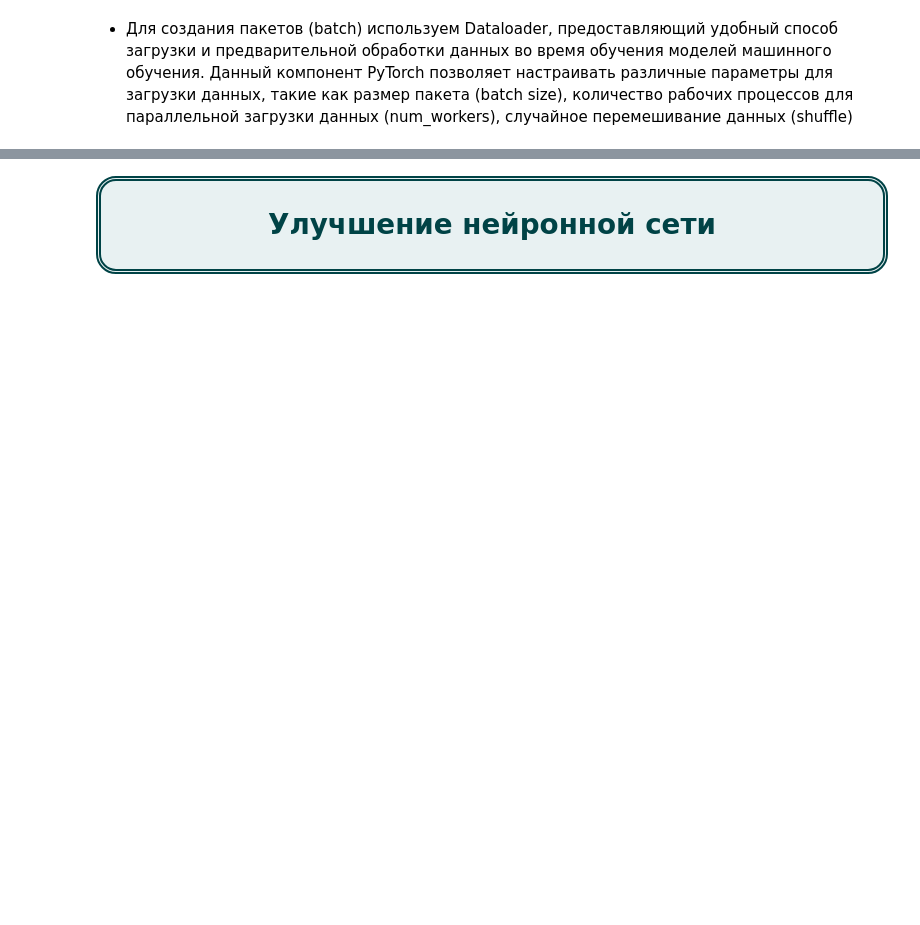
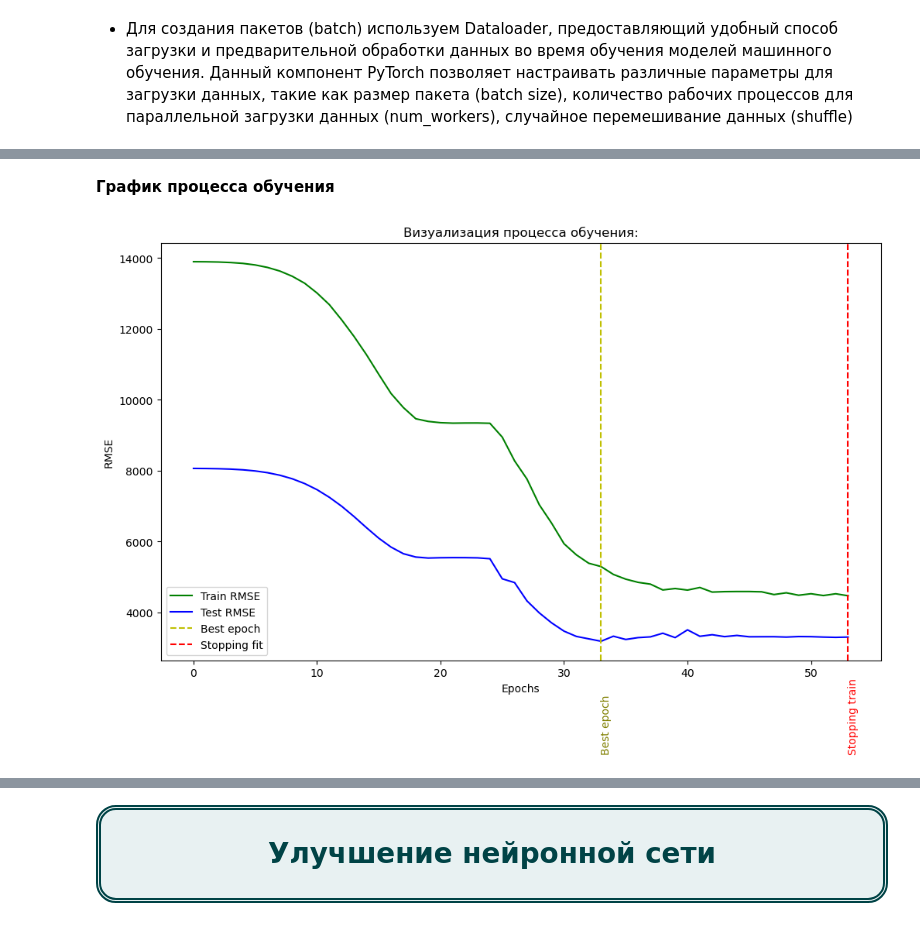
Before and after one commit to Denis-Mukhanov/determining-temperature-stars, a Jupyter notebook: determining_temperature_stars.ipynb, the cells around one changed output, grey strips where cells are left out. Drawn from its saved outputs; the diff is of its cells as text; code cells hidden in the pictures; blank space fills up the shorter version.

```diff
--- a/determining_temperature_stars.ipynb
+++ b/determining_temperature_stars.ipynb
@@ -661,4 +684,7 @@ class Batch(Dataset):
     return sample
+# %%
+dataset_train = Batch(X_train_tensor, y_train_tensor)
+dataset_test = Batch(X_test_tensor, y_test_tensor)
 # %%
 # параметры Baseline нейронной сети
 
@@ -681,17 +707,18 @@ drop_3 = 0.0
 drop_4 = 0.0
 
 learning_rate = 0.01  # скорость обучения
-num_epochs = 100  # количество эпох обучения
+n_epochs = 1000  # количество эпох обучения
 batch_size = 32  # размер пакета
 # %%
 # экземпляр нейронной сети
-model = Baseline(input_size, hidden_size_1, hidden_size_2, hidden_size_3, output_size,
-                 drop_1, drop_2, drop_3,
-                 activation_1, activation_2, activation_3)
+model = Baseline(input_size, hidden_size_1, hidden_size_2, hidden_size_3, hidden_size_4, output_size,
+                 drop_1, drop_2, drop_3, drop_4,
+                 activation_1, activation_2, activation_3, activation_4)
 # функция потерь
-criterion = nn.MSELoss()
+loss = nn.MSELoss()
 # оптимизатор
 optimizer = optim.Adam(model.parameters(), lr=learning_rate)
 # пакеты (batch)
-train_dataloader = DataLoader(Batch(X_train, y_train), batch_size=batch_size, shuffle=True,
-                              num_workers=1)
+train_dataloader = DataLoader(dataset_train, batch_size=batch_size, shuffle=True,
+                              num_workers=0)
+test_dataloader = DataLoader(dataset_test, batch_size=batch_size, num_workers=0)
@@ -697,0 +821,9 @@ train_dataloader = DataLoader(Batch(X_train, y_train), batch_size=batch_size, sh
+# %%
+result = train(model=model,
+               train_dataloader=train_dataloader,
+               test_dataloader=test_dataloader,
+               optimizer=optimizer,
+               loss=loss,
+               n_epochs=n_epochs,
+               patience=20,
+               min_delta=0)
@@ -697,0 +839,21 @@ train_dataloader = DataLoader(Batch(X_train, y_train), batch_size=batch_size, sh
+# %% [markdown]
+__График процесса обучения__
+# %%
+plt.figure(figsize=(12, 7))
+plt.plot(result['rmse_train'], color='green', label='Train RMSE')
+plt.plot(result['rmse_test'], color='blue', label='Test RMSE')
+
+# отметка Best epoch
+plt.axvline(x=result['best_epoch'], color='y', linestyle='--', label='Best epoch')
+plt.text(result['best_epoch'], 0.9, 'Best epoch', color='olive', rotation=90, va='bottom')
+# отметка Stopping train
+plt.axvline(x=result['stopping_epoch'], color='red', linestyle='--', label='Stopping fit')
+plt.text(result['stopping_epoch'], 0.9, 'Stopping train', color='red', rotation=90, va='bottom')
+
+plt.title('Визуализация процесса обучения:')
+plt.xlabel('Epochs')
+plt.ylabel('RMSE')
+plt.legend(loc='lower left')
+plt.show()
+# %% [output]
+[figure, added]
```
Also changed, not shown: parts of 32 cells of this notebook.
